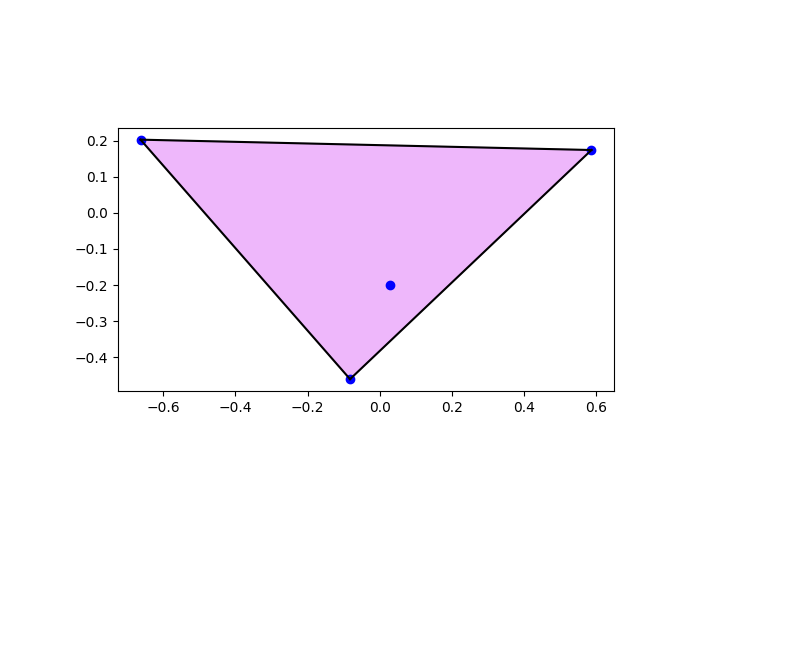
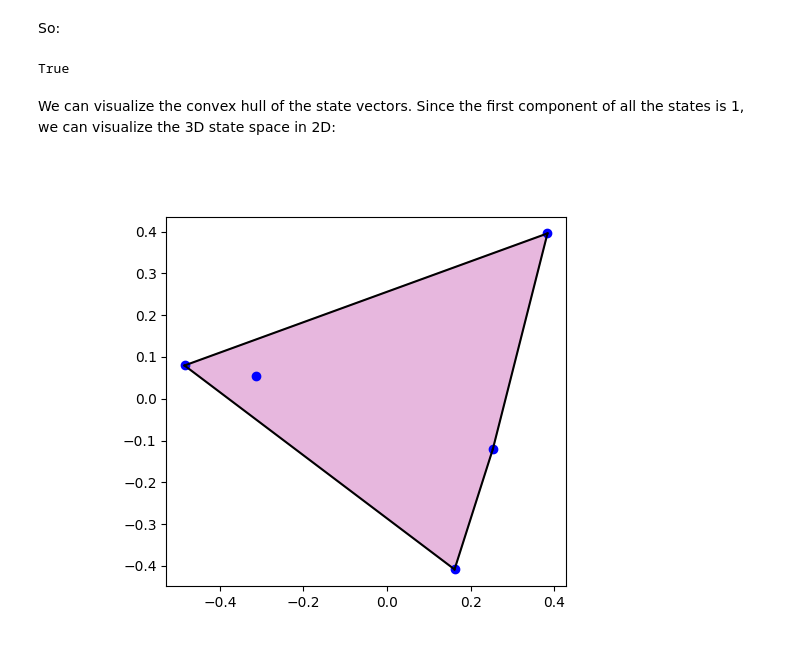
Before and after one commit to heyredhat/qbuki, a Jupyter notebook: notebooks/8_GPTs.ipynb, the cells around one changed output. Cells and saved outputs as stored; diff of their text form; code cells hidden in the pictures; blank space fills up the shorter version.

```diff
--- a/notebooks/8_GPTs.ipynb
+++ b/notebooks/8_GPTs.ipynb
@@ -5,0 +9,3 @@ P = rand_quantum_probability_table(2, 12, 12, r=1, field="real")
+# %%
+P = rand_probs_table(5,5,3)
+P
@@ -8,5 +47,16 @@ gpt = GPT.from_probability_table(P)
+# %% [markdown]
+So:
+# %%
+S = gpt.states
+E = gpt.effects[:int(len(gpt.effects)/2)]
+
+np.allclose(E @ S, P)
+# %% [output]
+True
+# %% [markdown]
+We can visualize the convex hull of the state vectors. Since the first component of all the states is 1, we can visualize the 3D state space in 2D:
 # %%
 %matplotlib ipympl
-plot_convex_hull(gpt.state_space)
+ax = plot_convex_hull(gpt.state_space)
 # %% [output]
-[figure, old version]
+[figure, new version]
```
Also changed, not shown: parts of 26 cells of this notebook, 5 other files.
